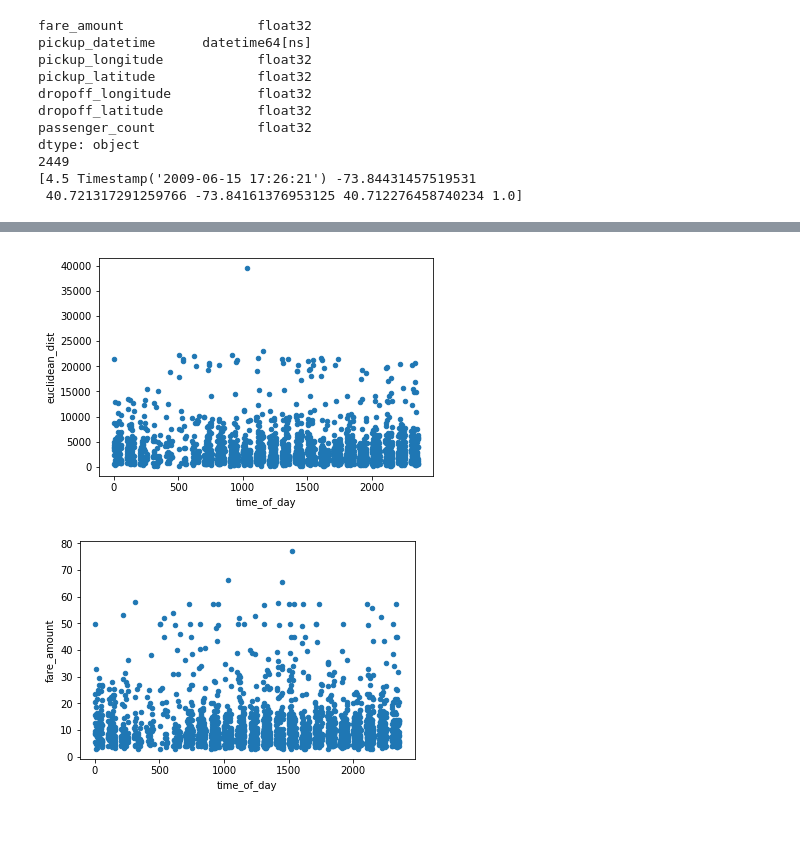
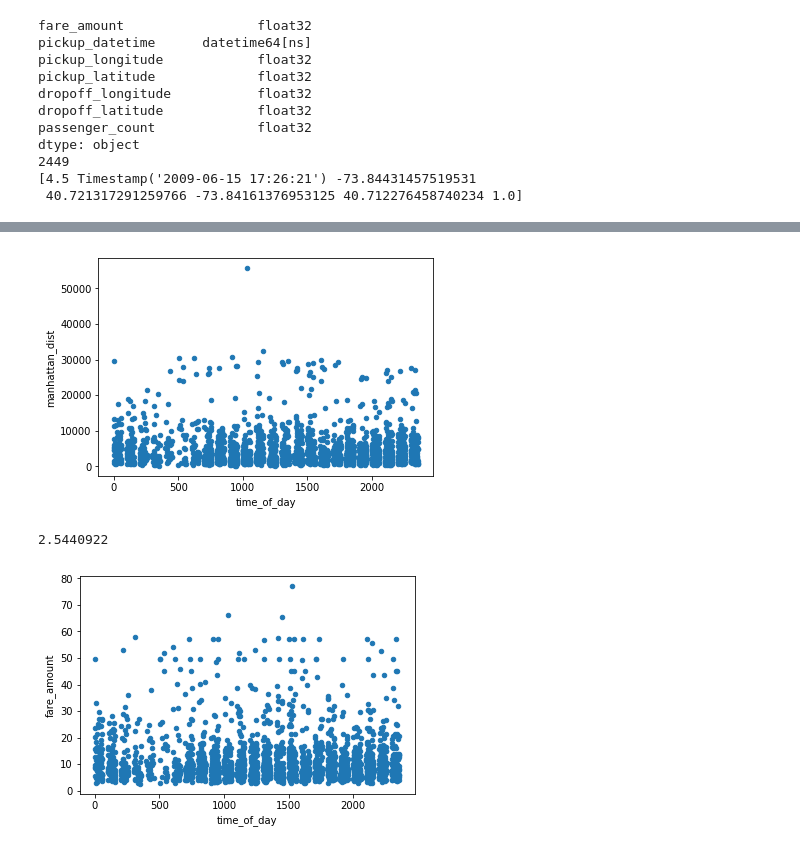
Before and after one commit to jainrish/cse519-data-science, a Jupyter notebook: HW2/all (1)/HW2.ipynb, the cells around one changed output, grey strips where cells are left out. Cells and saved outputs as stored; diff of their text form; code cells hidden in the pictures.

```diff
--- a/HW2/all (1)/HW2.ipynb
+++ b/HW2/all (1)/HW2.ipynb
@@ -137,9 +162,17 @@ plot = taxi_train_df.plot.scatter('day_of_year', 'fare_amount')
 [figure]
 # %%
 #3.2.1 Plot between time of day and distance travelled
-plot = taxi_train_df.plot.scatter('time_of_day', 'euclidean_dist')
+plot = taxi_train_df.plot.scatter('time_of_day', 'manhattan_dist')
 # %% [output]
-[figure, old version]
+[figure, new version]
+# %%
+from numpy import linalg as LA
+a = np.array((taxi_train_df['pickup_latitude'],taxi_train_df['pickup_longitude']))
+b = np.array((taxi_train_df['dropoff_latitude'],taxi_train_df['dropoff_longitude']))
+dist = np.linalg.norm(a-b)
+print(dist)
+# %% [output]
+2.5440922
 # %%
 #3.3.1 Plot between time of day and distance travelled
 plot = taxi_train_df.plot.scatter('time_of_day', 'fare_amount')
```
Also changed, not shown: parts of 12 cells of this notebook.
